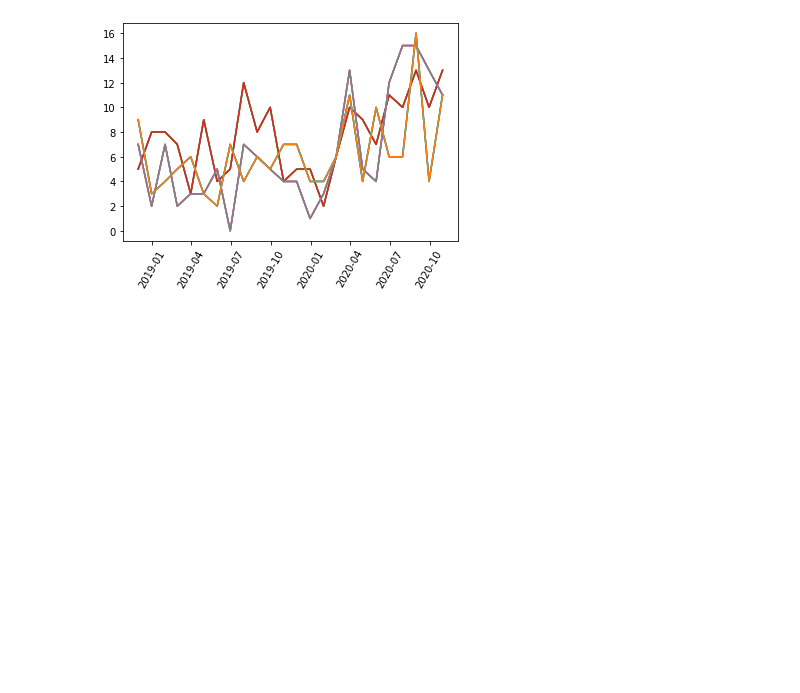
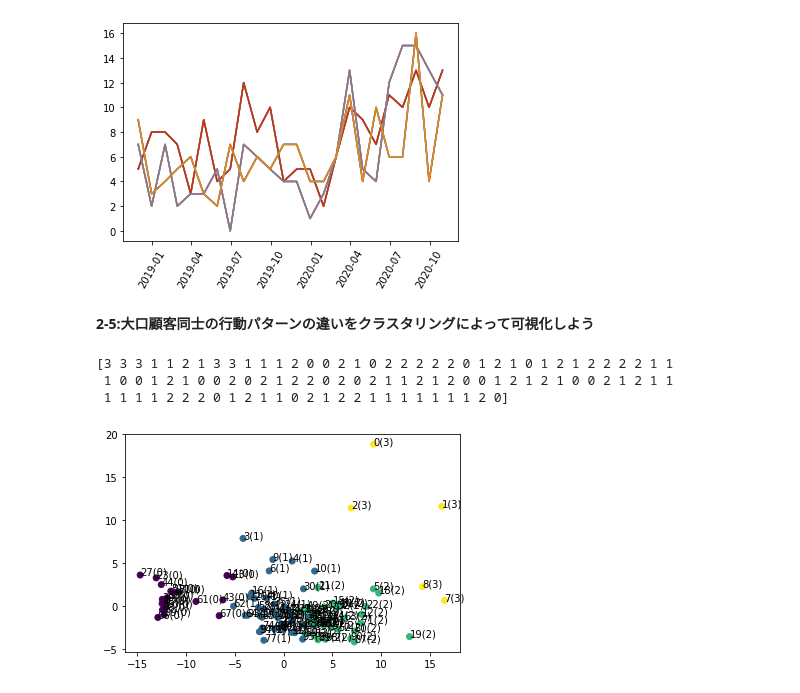
Before and after one commit to Narita-1095305/AI-datascience-math, a Jupyter notebook: 機械学習を使った分析を行ってみよう.ipynb, the cells around one changed output. Saved outputs shown, nothing was run; the diff lists cells and outputs as text; code cells hidden in the pictures; blank space fills up the shorter version.

```diff
--- a/機械学習を使った分析を行ってみよう.ipynb
+++ b/機械学習を使った分析を行ってみよう.ipynb
@@ -127,3 +127,35 @@ for i_rank in list_rank:
 plt.show()
 # %% [output]
 [figure]
+# %% [markdown]
+**2-5:大口顧客同士の行動パターンの違いをクラスタリングによって可視化しよう**
+# %%
+from sklearn.cluster import KMeans
+
+num_of_cluster = 4
+
+model = KMeans(n_clusters=num_of_cluster, random_state=0)
+model.fit(features)
+pred_class = model.labels_
+print(pred_class)
+# %% [output]
+[3 3 3 1 1 2 1 3 3 1 1 1 2 0 0 2 1 0 2 2 2 2 2 0 1 2 1 0 1 2 1 2 2 2 2 1 1
+ 1 0 0 1 2 1 0 0 2 0 2 1 2 2 0 2 0 2 1 1 2 1 2 0 0 1 2 1 2 1 0 0 2 1 2 1 1
+ 1 1 1 1 2 2 2 0 1 2 1 1 0 2 1 2 2 1 1 1 1 1 1 1 2 0]
+# %%
+from sklearn.decomposition import PCA
+import numpy as np
+import matplotlib.pyplot as plt
+
+pca = PCA()
+pca.fit(features)
+
+transformed = pca.fit_transform(features)
+
+plt.scatter(transformed[:,0],transformed[:,1],c=pred_class)
+for i in range(len(transformed)):
+  text = str(i) + "(" + str(pred_class[i]) + ")"
+  plt.text(transformed[i,0],transformed[i,1],text)
+plt.show()
+# %% [output]
+[figure, added]
```
Also changed, not shown: parts of 1 cell of this notebook.
